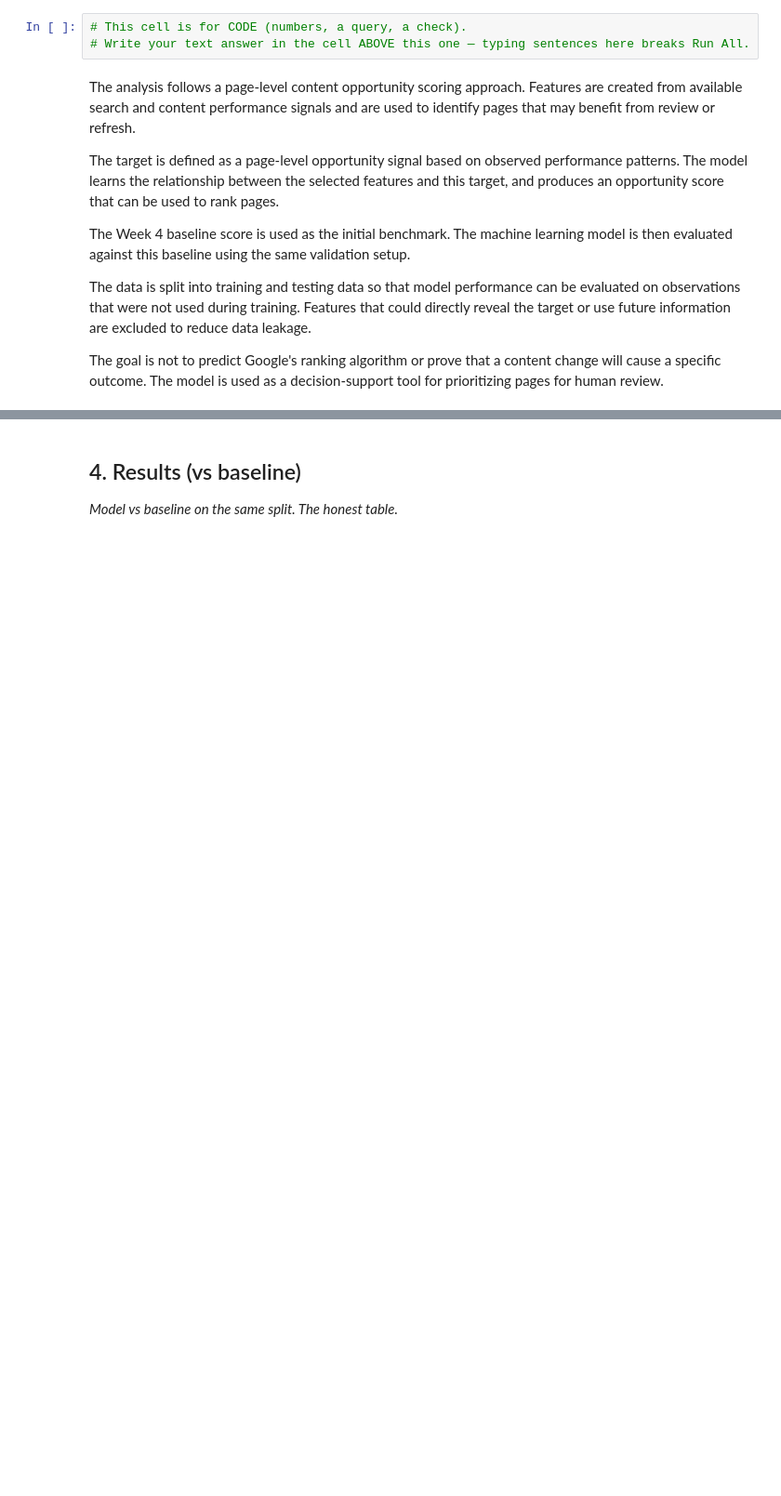
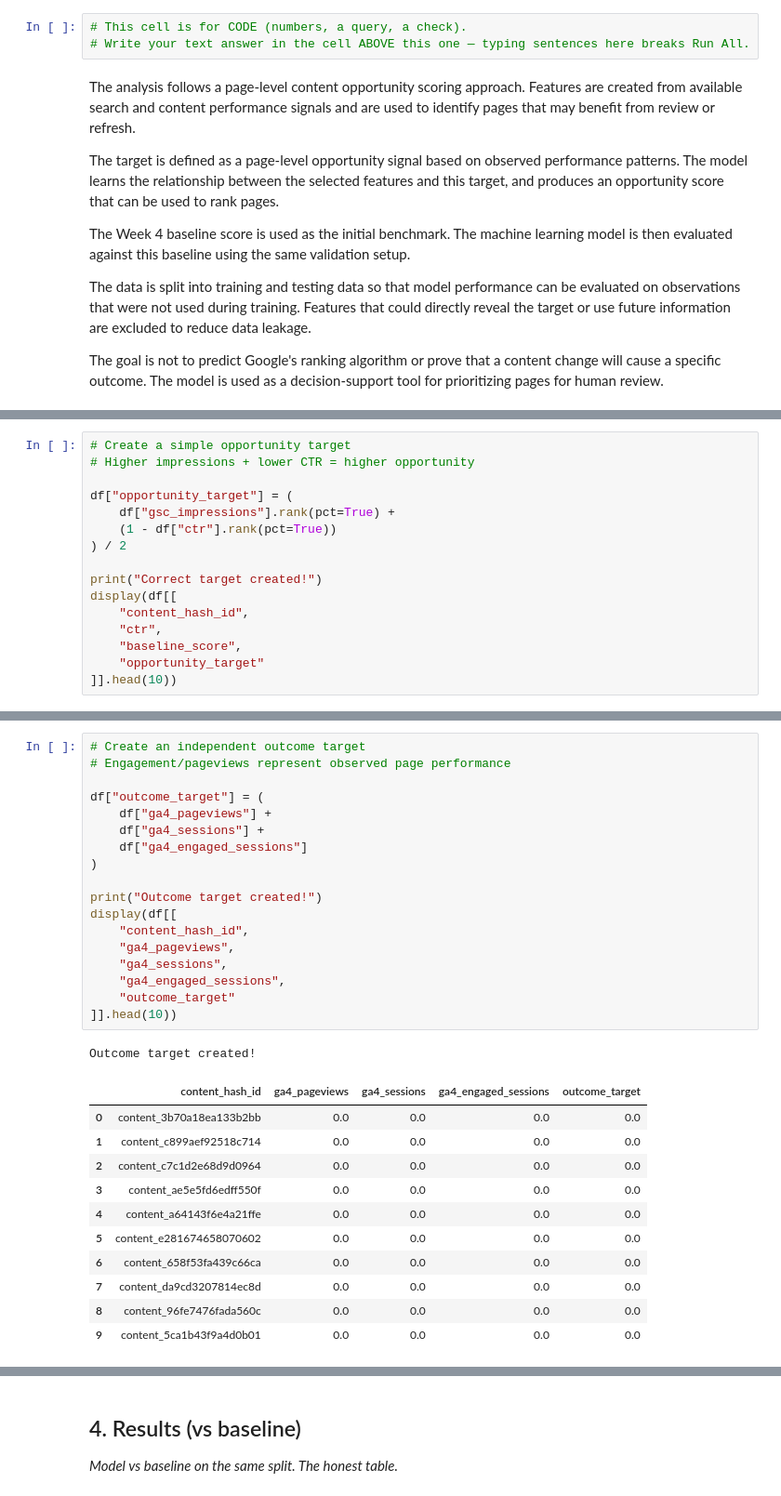
Before and after one commit to bushrahaji412-lab/MY_ML_INTERNSHIP, a Jupyter notebook: work/notebooks/capstone.ipynb, the cells around one changed output, grey strips where cells are left out. Shown at 93% size. Cells and saved outputs as stored; diff of their text form; blank space fills up the shorter version.

```diff
--- a/work/notebooks/capstone.ipynb
+++ b/work/notebooks/capstone.ipynb
@@ -56,0 +289,16 @@ The goal is not to predict Google's ranking algorithm or prove that a content ch
+# %%
+# Create a simple opportunity target
+# Higher impressions + lower CTR = higher opportunity
+
+df["opportunity_target"] = (
+    df["gsc_impressions"].rank(pct=True) +
+    (1 - df["ctr"].rank(pct=True))
+) / 2
+
+print("Correct target created!")
+display(df[[
+    "content_hash_id",
+    "ctr",
+    "baseline_score",
+    "opportunity_target"
+]].head(10))
@@ -56,0 +318,31 @@ The goal is not to predict Google's ranking algorithm or prove that a content ch
+# %%
+# Create an independent outcome target
+# Engagement/pageviews represent observed page performance
+
+df["outcome_target"] = (
+    df["ga4_pageviews"] +
+    df["ga4_sessions"] +
+    df["ga4_engaged_sessions"]
+)
+
+print("Outcome target created!")
+display(df[[
+    "content_hash_id",
+    "ga4_pageviews",
+    "ga4_sessions",
+    "ga4_engaged_sessions",
+    "outcome_target"
+]].head(10))
+# %% [output]
+Outcome target created!
+|  | content_hash_id | ga4_pageviews | ga4_sessions | ga4_engaged_sessions | outcome_target |
+| 0 | content_3b70a18ea133b2bb | 0.0 | 0.0 | 0.0 | 0.0 |
+| 1 | content_c899aef92518c714 | 0.0 | 0.0 | 0.0 | 0.0 |
+| 2 | content_c7c1d2e68d9d0964 | 0.0 | 0.0 | 0.0 | 0.0 |
+| 3 | content_ae5e5fd6edff550f | 0.0 | 0.0 | 0.0 | 0.0 |
+| 4 | content_a64143f6e4a21ffe | 0.0 | 0.0 | 0.0 | 0.0 |
+| 5 | content_e281674658070602 | 0.0 | 0.0 | 0.0 | 0.0 |
+| 6 | content_658f53fa439c66ca | 0.0 | 0.0 | 0.0 | 0.0 |
+| 7 | content_da9cd3207814ec8d | 0.0 | 0.0 | 0.0 | 0.0 |
+| 8 | content_96fe7476fada560c | 0.0 | 0.0 | 0.0 | 0.0 |
+| 9 | content_5ca1b43f9a4d0b01 | 0.0 | 0.0 | 0.0 | 0.0 |
```
Also changed, not shown: parts of 17 cells of this notebook.
